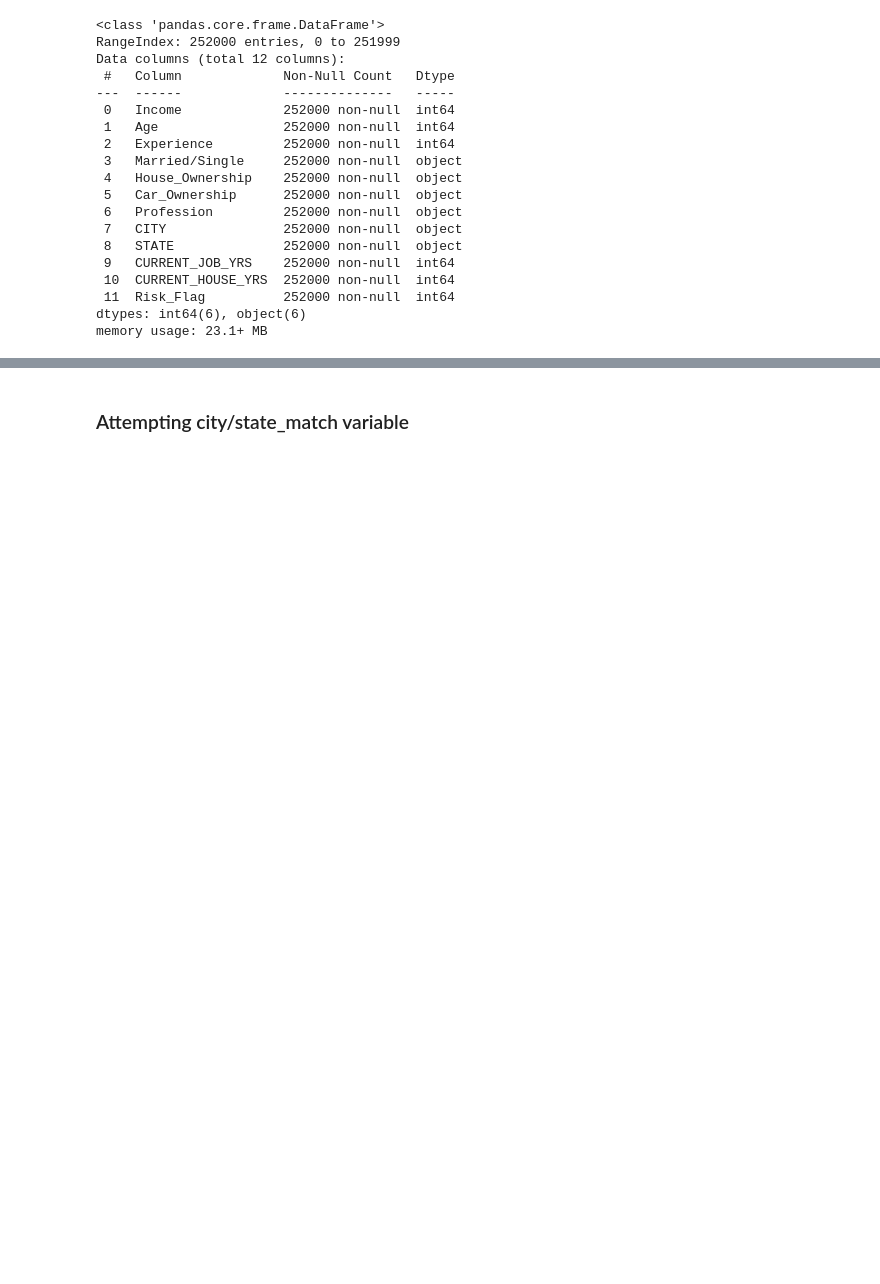
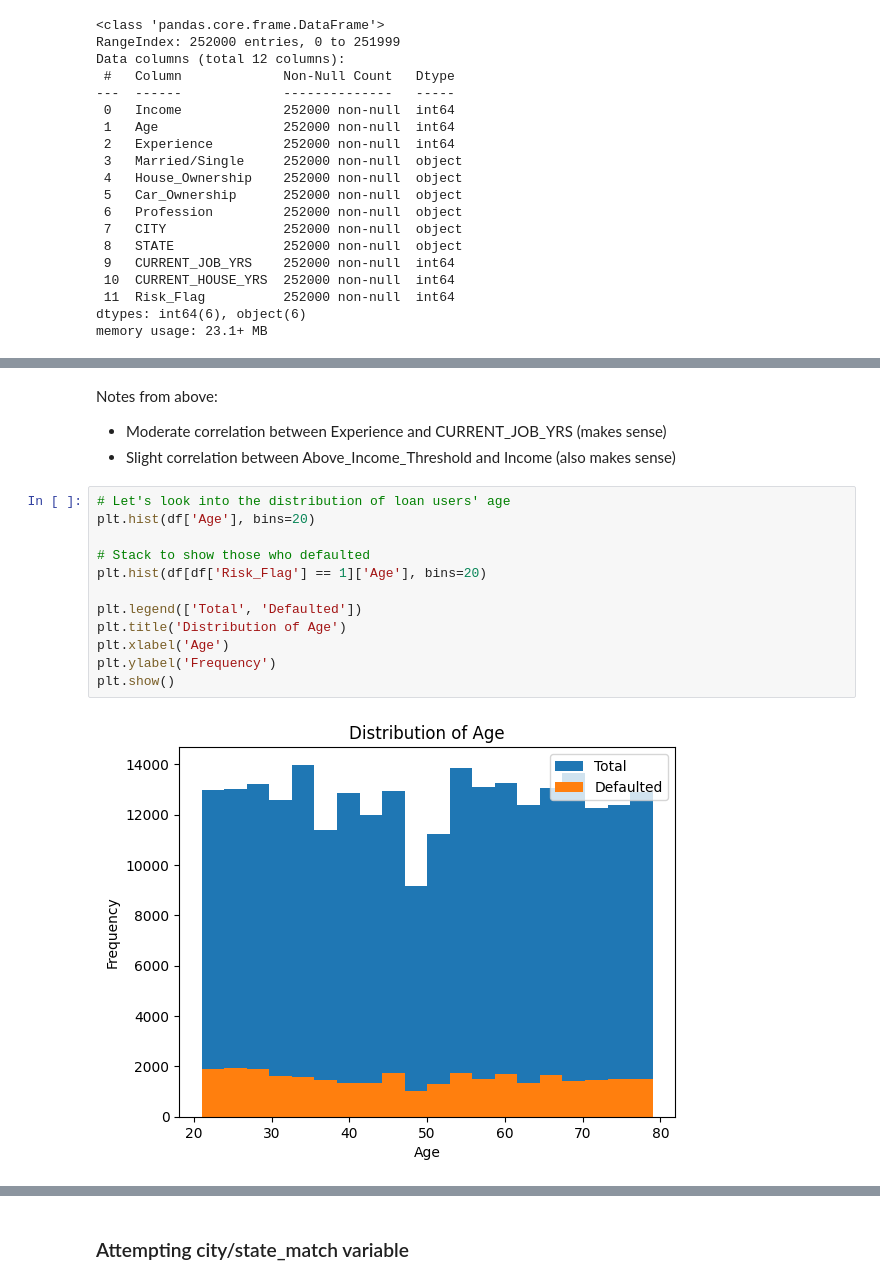
Before and after one commit to BenjaminUy/Predicting-Loan-User-Default-Risk, a Jupyter notebook: notebooks/Cleaning_&_Analysis.ipynb, the cells around one changed output, grey strips where cells are left out. Cells and saved outputs as stored; diff of their text form; blank space fills up the shorter version.

```diff
--- a/notebooks/Cleaning_&_Analysis.ipynb
+++ b/notebooks/Cleaning_&_Analysis.ipynb
@@ -294,0 +409,18 @@ memory usage: 23.1+ MB
+# %% [markdown]
+Notes from above:
+- Moderate correlation between Experience and CURRENT_JOB_YRS (makes sense)
+- Slight correlation between Above_Income_Threshold and Income (also makes sense)
+# %%
+# Let's look into the distribution of loan users' age
+plt.hist(df['Age'], bins=20)
+
+# Stack to show those who defaulted
+plt.hist(df[df['Risk_Flag'] == 1]['Age'], bins=20)
+
+plt.legend(['Total', 'Defaulted'])
+plt.title('Distribution of Age')
+plt.xlabel('Age')
+plt.ylabel('Frequency')
+plt.show()
+# %% [output]
+[figure, added]
```
Also changed, not shown: parts of 21 cells of this notebook.
